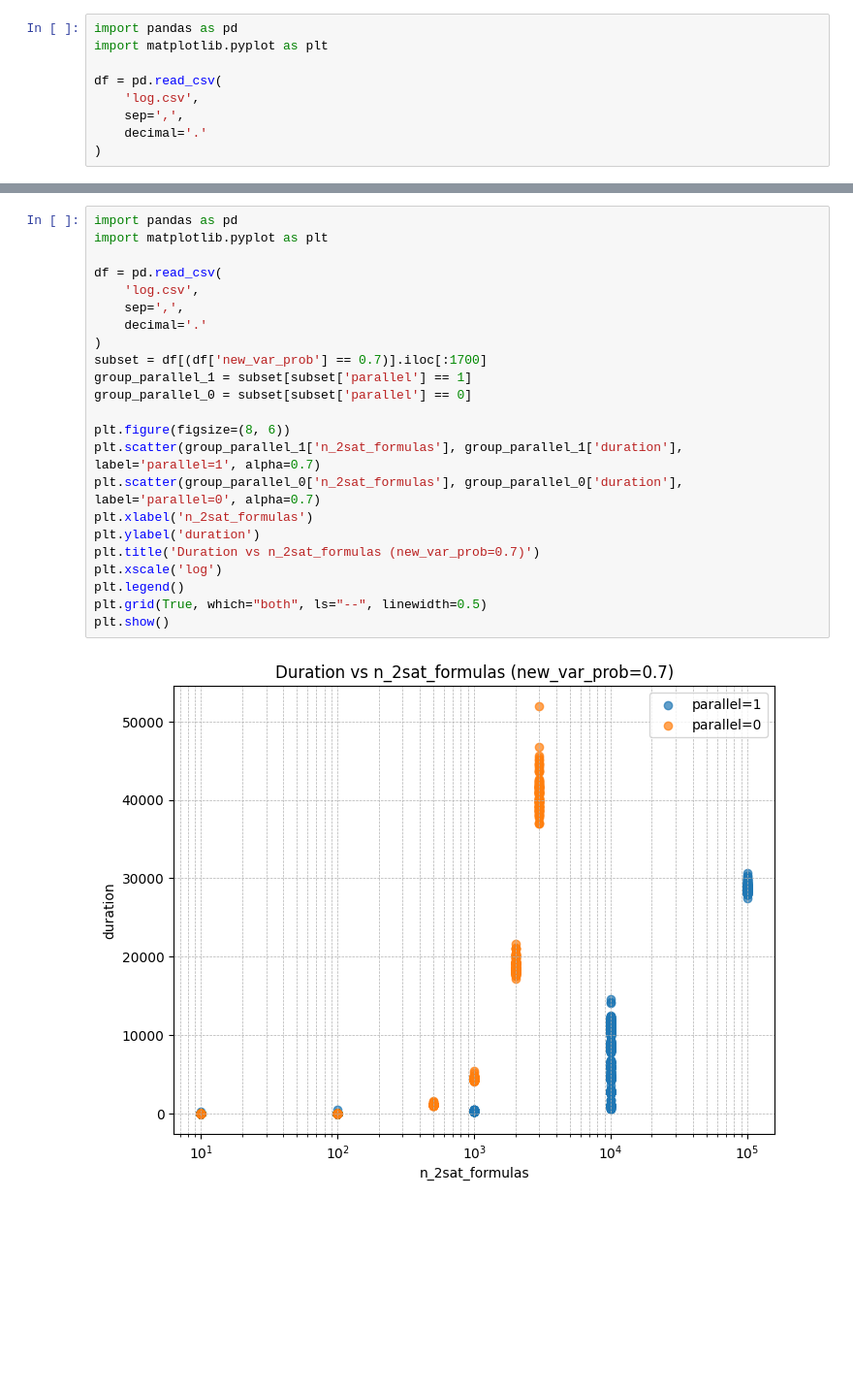
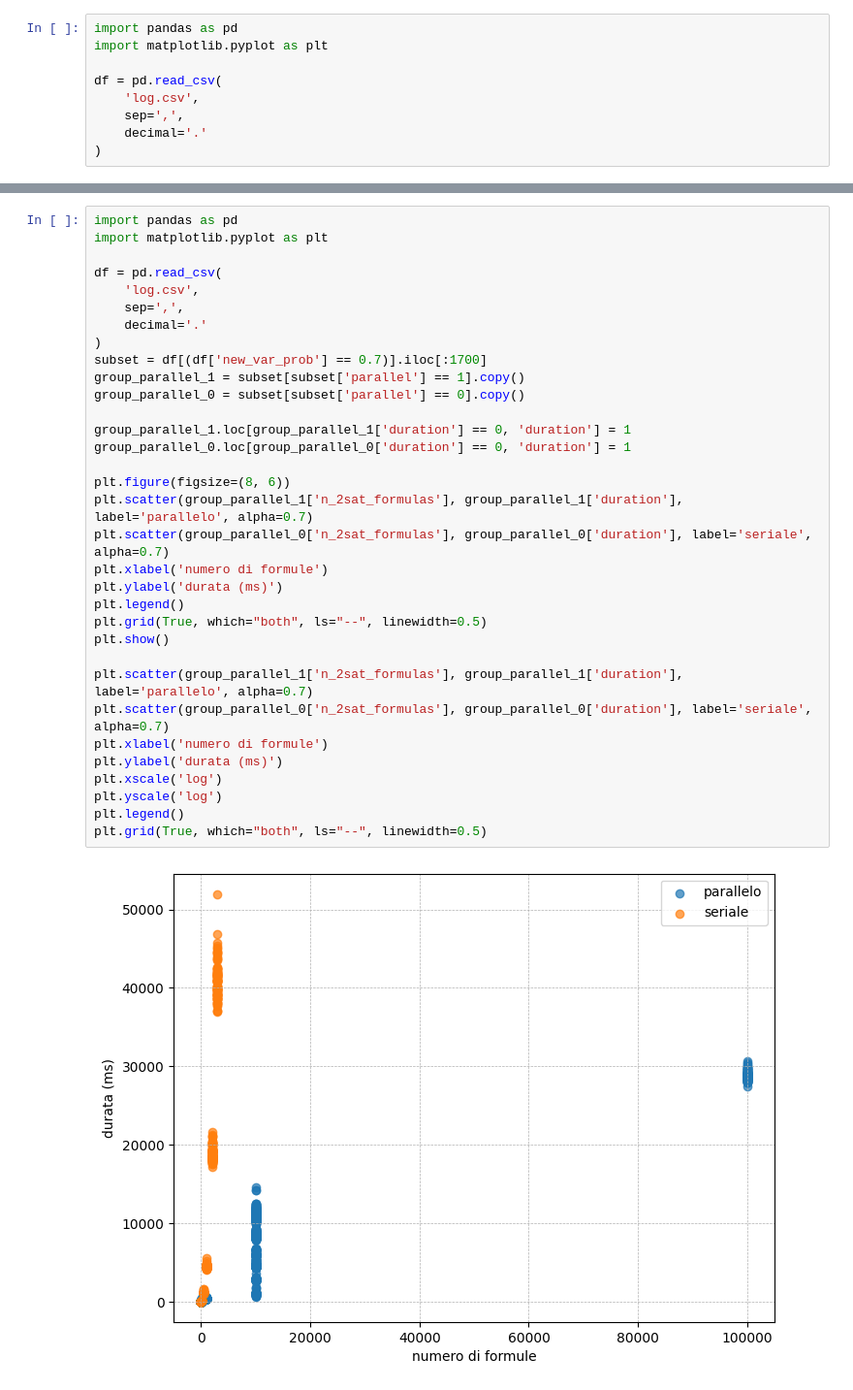
Before and after one commit to TheNewPing/2SATsolver, a Jupyter notebook: bench_graphs.ipynb, the cells around one changed output, grey strips where cells are left out. Shown at 97% size. Drawn from its saved outputs; the diff is of its cells as text; blank space fills up the shorter version.

```diff
--- a/bench_graphs.ipynb
+++ b/bench_graphs.ipynb
@@ -30,25 +42,35 @@ plt.show()
 # %%
 import pandas as pd
 import matplotlib.pyplot as plt
 
 df = pd.read_csv(
     'log.csv',
     sep=',',
     decimal='.'
 )
 subset = df[(df['new_var_prob'] == 0.7)].iloc[:1700]
-group_parallel_1 = subset[subset['parallel'] == 1]
-group_parallel_0 = subset[subset['parallel'] == 0]
+group_parallel_1 = subset[subset['parallel'] == 1].copy()
+group_parallel_0 = subset[subset['parallel'] == 0].copy()
+
+group_parallel_1.loc[group_parallel_1['duration'] == 0, 'duration'] = 1
+group_parallel_0.loc[group_parallel_0['duration'] == 0, 'duration'] = 1
 
 plt.figure(figsize=(8, 6))
-plt.scatter(group_parallel_1['n_2sat_formulas'], group_parallel_1['duration'], label='parallel=1', alpha=0.7)
-plt.scatter(group_parallel_0['n_2sat_formulas'], group_parallel_0['duration'], label='parallel=0', alpha=0.7)
-plt.xlabel('n_2sat_formulas')
-plt.ylabel('duration')
-plt.title('Duration vs n_2sat_formulas (new_var_prob=0.7)')
-plt.xscale('log')
+plt.scatter(group_parallel_1['n_2sat_formulas'], group_parallel_1['duration'], label='parallelo', alpha=0.7)
+plt.scatter(group_parallel_0['n_2sat_formulas'], group_parallel_0['duration'], label='seriale', alpha=0.7)
+plt.xlabel('numero di formule')
+plt.ylabel('durata (ms)')
 plt.legend()
 plt.grid(True, which="both", ls="--", linewidth=0.5)
 plt.show()
+
+plt.scatter(group_parallel_1['n_2sat_formulas'], group_parallel_1['duration'], label='parallelo', alpha=0.7)
+plt.scatter(group_parallel_0['n_2sat_formulas'], group_parallel_0['duration'], label='seriale', alpha=0.7)
+plt.xlabel('numero di formule')
+plt.ylabel('durata (ms)')
+plt.xscale('log')
+plt.yscale('log')
+plt.legend()
+plt.grid(True, which="both", ls="--", linewidth=0.5)
 # %% [output]
-[figure, old version]
+[figure, new version]
```
Also changed, not shown: parts of 9 cells of this notebook, 3 other files.
